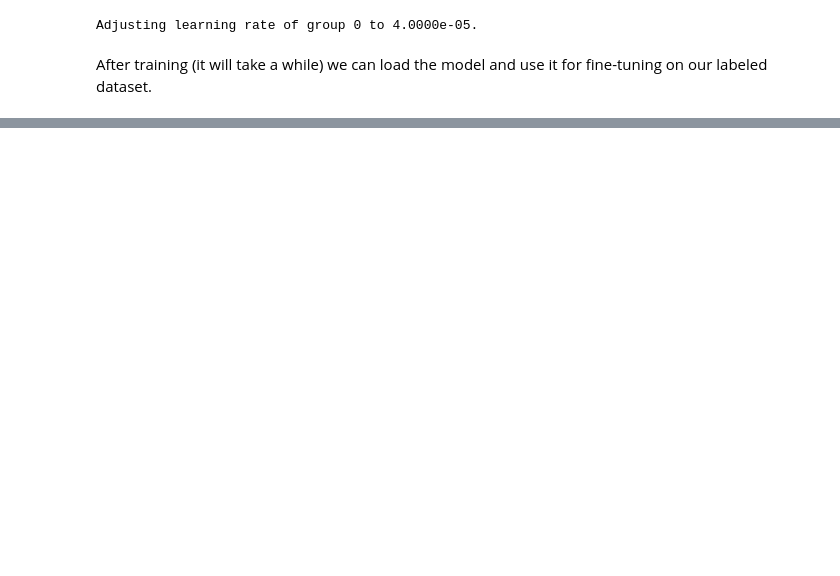
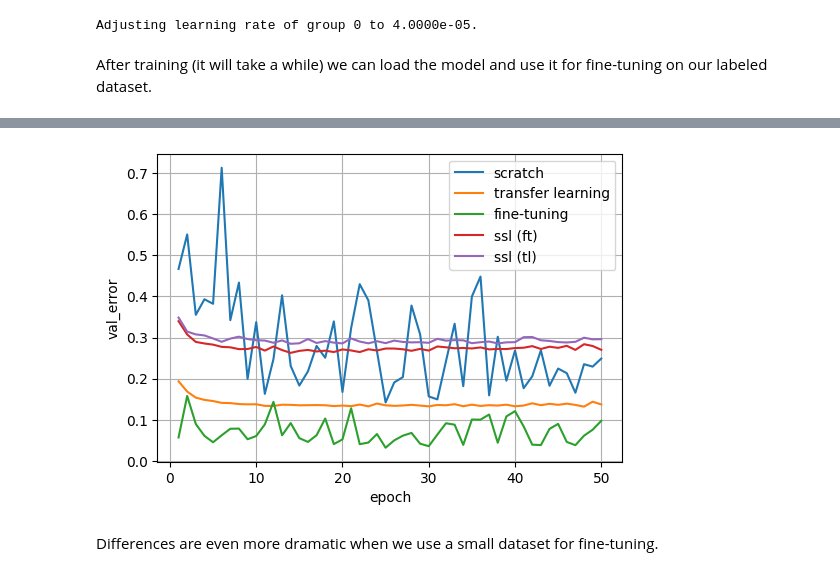
Before and after one commit to juansensio/convnets, a Jupyter notebook: learn/04_self_supervised_learning.ipynb, the cells around one changed output, grey strips where cells are left out. Cells and saved outputs as stored; diff of their text form; code cells hidden in the pictures; blank space fills up the shorter version.

```diff
--- a/learn/04_self_supervised_learning.ipynb
+++ b/learn/04_self_supervised_learning.ipynb
@@ -140,0 +181,21 @@ FileNotFoundError: [Errno 2] No such file or directory: 'barlow.pth'
+# %%
+df_scratch = pd.read_csv('df_scratch.csv')
+df_transfer = pd.read_csv('df_transfer.csv')
+df_ft = pd.read_csv('df_ft.csv')
+df_ssl = pd.read_csv('ssl.csv')
+df_ssl_tl = pd.read_csv('ssl_tl.csv')
+
+fig = plt.figure(figsize=(6,4))
+ax = plt.subplot(1, 1, 1)
+df_scratch.plot(x='epoch', y='val_error', ax = ax, label='scratch')
+df_transfer.plot(x='epoch', y='val_error', ax = ax, label='transfer learning')
+df_ft.plot(x='epoch', y='val_error', ax = ax, label='fine-tuning')
+df_ssl.plot(x='epoch', y='val_error', ax = ax, label='ssl (ft)')
+df_ssl_tl.plot(x='epoch', y='val_error', ax = ax, label='ssl (tl)')
+ax.grid(True)
+ax.set_ylabel('val_error')
+plt.show()
+# %% [output]
+[figure, added]
+# %% [markdown]
+Differences are even more dramatic when we use a small dataset for fine-tuning.
```
Also changed, not shown: parts of 7 cells of this notebook, 3 other files.
